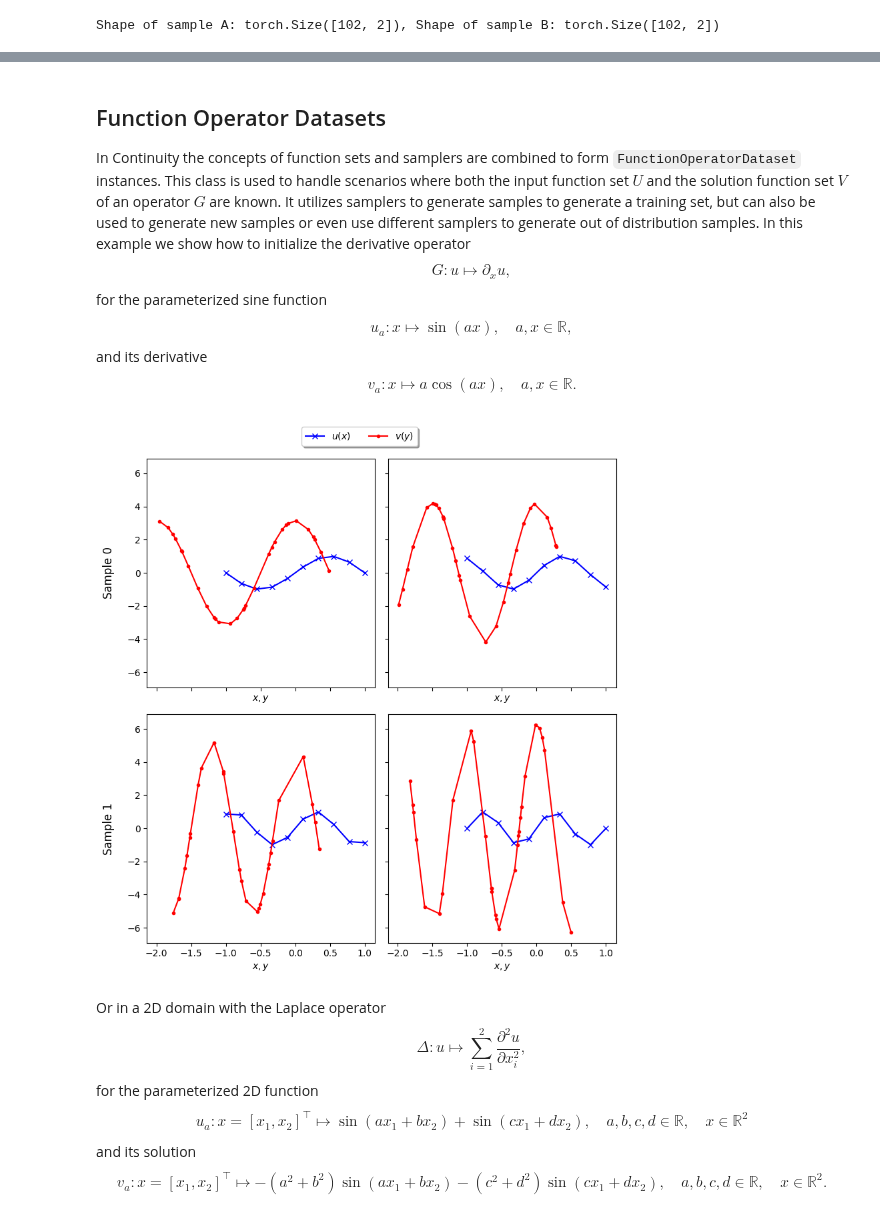
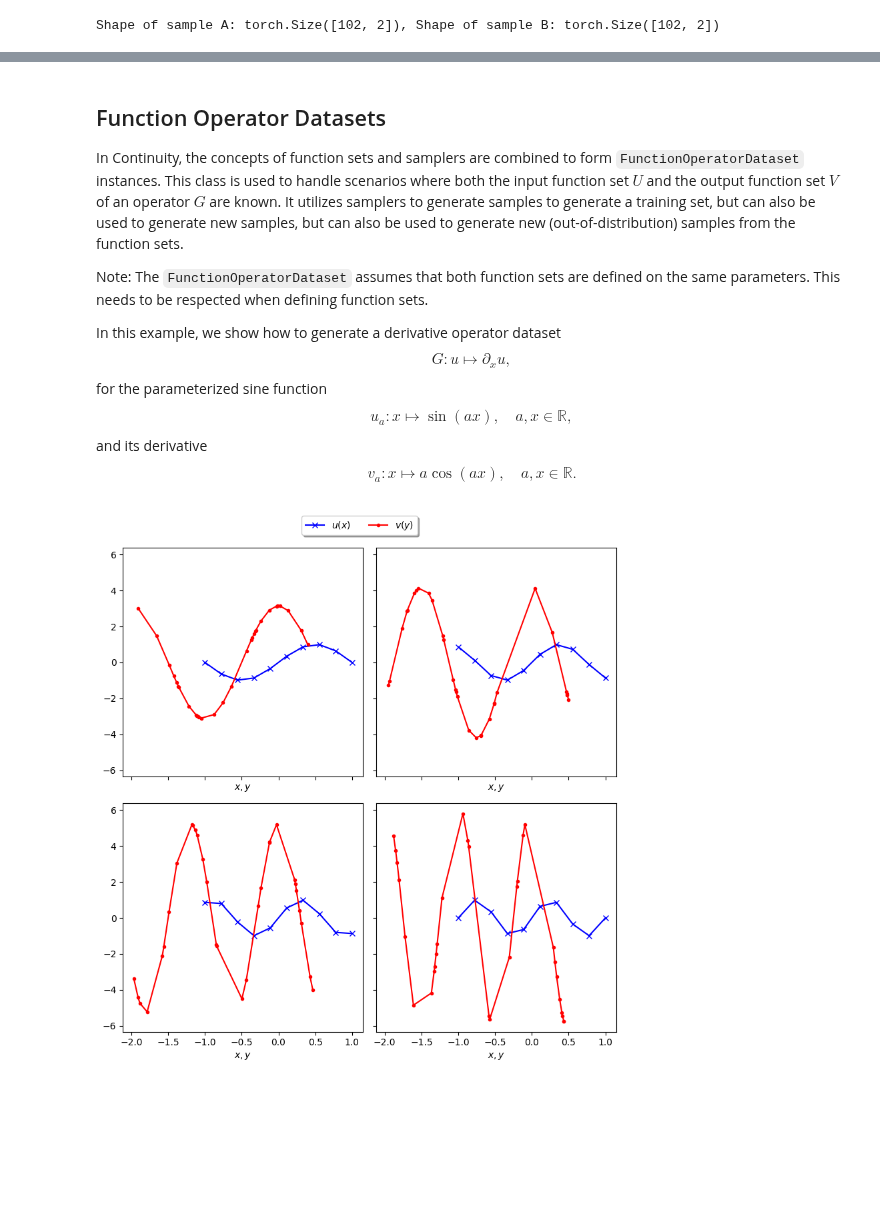
Before and after one commit to aai-institute/continuiti, a Jupyter notebook: examples/functions.ipynb, the cells around one changed output, grey strips where cells are left out. Cells and saved outputs as stored; diff of their text form; code cells hidden in the pictures; blank space fills up the shorter version.

```diff
--- a/examples/functions.ipynb
+++ b/examples/functions.ipynb
@@ -112,7 +116,7 @@ for i, (pi, sine) in enumerate(zip(parameters, sines)):
     row, col = i // 2, i % 2
     param = [f'{nbr: .1f}' for nbr in pi.tolist()]
     axs[row, col].plot(x_plot, sine(x_plot))
-    axs[row, col].title.set_text(rf"$A=[{','.join(param)}]^\top$")
+    axs[row, col].title.set_text(rf"$y={param[0]}\,\sin({param[1]}\,\pi\,x)$")
     axs[row, col].set_xlabel("$x$")
     axs[row, col].set_ylabel("$y$")
 fig.tight_layout()
@@ -139,13 +140,14 @@ print(f"Shape of sample A: {samples_a.shape}, Shape of sample B: {samples_b.shap
 # %% [output]
 Shape of sample A: torch.Size([102, 2]), Shape of sample B: torch.Size([102, 2])
 # %%
-fig, ax = plt.subplots(figsize=(4, 4))
+fig, ax = plt.subplots(figsize=(4, 8))
 ax.plot(samples_a[:, 0], samples_a[:, 1], 'b.', label="Sample A")
 a_bbox = patches.Rectangle((1, 1), .5, 1.5, alpha=0.1, color='b')
 ax.add_patch(a_bbox)
 ax.plot(samples_b[:, 0], samples_b[:, 1], 'r.', label="Sample B")
 b_bbox = patches.Rectangle((1, -.5), 1, 1, alpha=0.1, color='r')
 ax.add_patch(b_bbox)
+ax.set_aspect(1)
 ax.legend()
 fig.tight_layout()
 # %% [output]
@@ -152,0 +177,20 @@ fig.tight_layout()
+# %%
+fig, axs = plt.subplots(3, 3, sharey=True, sharex=True, figsize=(9, 9))
+
+for i, (param, xi, yi) in enumerate(zip(parameter_samples, x, y)):
+    row, col = i // 3, i % 3
+    idx = torch.argsort(xi.squeeze())
+    axs[row, col].plot(xi[idx], yi[idx], 'kx-')
+    axs[row, col].set_ylabel("$y$")
+    axs[row, col].set_xlabel("$x$")
+
+cols = [f"$k={k:.1f}$" for k in torch.linspace(parameter_sampler.x_min[1], parameter_sampler.x_max[1], 3)]
+for ax, col in zip(axs[0], cols):
+    ax.set_title(col)
+rows = [rf"$\beta={b:.1f}$" for b in torch.linspace(parameter_sampler.x_min[0], parameter_sampler.x_max[0], 3)]
+for ax, row in zip(axs[:, 0], rows):
+    ax.annotate(row, xy=(0, 0.5), xytext=(-ax.yaxis.labelpad - 5, 0),
+                xycoords=ax.yaxis.label, textcoords='offset points',
+                size='large', ha='right', va='center', rotation=90)
+fig.suptitle(r"$y=\beta \sin(k\,\pi\, x)$")
+fig.tight_layout()
@@ -153,8 +199,11 @@ fig.tight_layout()
 # %% [markdown]
 ## Function Operator Datasets
 
-In Continuity the concepts of function sets and samplers are combined to form `FunctionOperatorDataset` instances. This class is used to handle scenarios where both the input function set $U$ and the solution function set $V$ of an operator $G$ are known. It utilizes samplers to generate samples to generate a training set, but can also be used to generate new samples or even use different samplers to generate out of distribution samples.
-In this example we show how to initialize the derivative operator
+In Continuity, the concepts of function sets and samplers are combined to form `FunctionOperatorDataset` instances. This class is used to handle scenarios where both the input function set $U$ and the output function set $V$ of an operator $G$ are known. It utilizes samplers to generate samples to generate a training set, but can also be used to generate new samples, but can also be used to generate new (out-of-distribution) samples from the function sets.
+
+Note: The `FunctionOperatorDataset` assumes that both function sets are defined on the same parameters. This needs to be respected when defining function sets.
+
+In this example, we show how to generate a derivative operator dataset
 $$
 G:u\mapsto \partial_x u,
 $$
@@ -167,58 +216,40 @@ $$
 v_a: x\mapsto a\cos(ax), \quad a,x \in \mathbb{R}.
 $$
 # %%
-from continuity.data.function_dataset import FunctionOperatorDataset
+from continuity.data.function import FunctionOperatorDataset
 
-u = FunctionSet(lambda a: lambda xi: torch.sin(a * xi))
-v = FunctionSet(lambda a: lambda xi: a * torch.cos(a * xi))
+u_set = FunctionSet(lambda a: Function(lambda xi: torch.sin(a * xi)))
+v_set = FunctionSet(lambda a: Function(lambda xi: a * torch.cos(a * xi)))
 
 x_sampler = RegularGridSampler(torch.Tensor([-1]), torch.Tensor([1.]))
 y_sampler = UniformBoxSampler(torch.Tensor([-2]), torch.Tensor([.5]))
 parameter_sampler = RegularGridSampler(torch.Tensor([torch.pi]), torch.Tensor([2 * torch.pi]))
 
 dset = FunctionOperatorDataset(
-    input_function_set=u,
+    input_function_set=u_set,
     x_sampler=x_sampler,
     n_sensors=10,
-    solution_function_set=v,
+    output_function_set=v_set,
     y_sampler=y_sampler,
     n_evaluations=30,
-    p_sampler=parameter_sampler,
+    parameter_sampler=parameter_sampler,
     n_observations=4,
 )
 # %%
 fig, axs = plt.subplots(2, 2, figsize=(8, 8), sharex=True, sharey=True)
 
 for i, (x, u, y, v) in enumerate(dset):
     row, col = i // 2, i % 2
     axs[row, col].plot(x, u, 'bx-', label="$u(x)$")
     idx = torch.argsort(y.squeeze())
     y_plot, v_plot = y[idx], v[idx]
     axs[row, col].plot(y_plot, v_plot, 'r.-', label=r"$v(y)$")
     axs[row, col].set_xlabel("$x, y$")
 lines_labels = [ax.get_legend_handles_labels() for ax in axs.flatten()]
 lines, labels = [sum(lol, []) for lol in zip(*lines_labels)]
 by_label = dict(zip(labels, lines))
 fig.legend(by_label.values(), by_label.keys(), loc='upper center', bbox_to_anchor=(0.5, 1.05),
            ncol=2, fancybox=True, shadow=True)
-rows = [f"Sample {i}" for i in range(2)]
-for ax, row in zip(axs[:, 0], rows):
-    ax.annotate(row, xy=(0, 0.5), xytext=(-ax.yaxis.labelpad - 5, 0),
-                xycoords=ax.yaxis.label, textcoords='offset points',
-                size='large', ha='right', va='center', rotation=90)
 fig.tight_layout()
 # %% [output]
-[figure, old version]
+[figure, new version]
-# %% [markdown]
-Or in a 2D domain with the Laplace operator
-$$
-\Delta:u\mapsto \sum_{i=1}^2 \frac{\partial^2 u}{\partial x_i^2},
-$$
-for the parameterized 2D function
-$$
-u_a: x=[x_1, x_2]^\top \mapsto \sin(ax_1+bx_2)+\sin(cx_1+dx_2), \quad a, b, c, d\in \mathbb{R},\quad x \in \mathbb{R}^2
-$$
-and its solution
-$$
-v_a: x=[x_1, x_2]^\top \mapsto -(a^2+b^2)\sin(ax_1+bx_2) - (c^2+d^2)\sin(cx_1+dx_2), \quad a, b, c, d\in \mathbb{R},\quad x \in \mathbb{R}^2.
-$$
```
Also changed, not shown: parts of 14 cells of this notebook, 11 other files.
